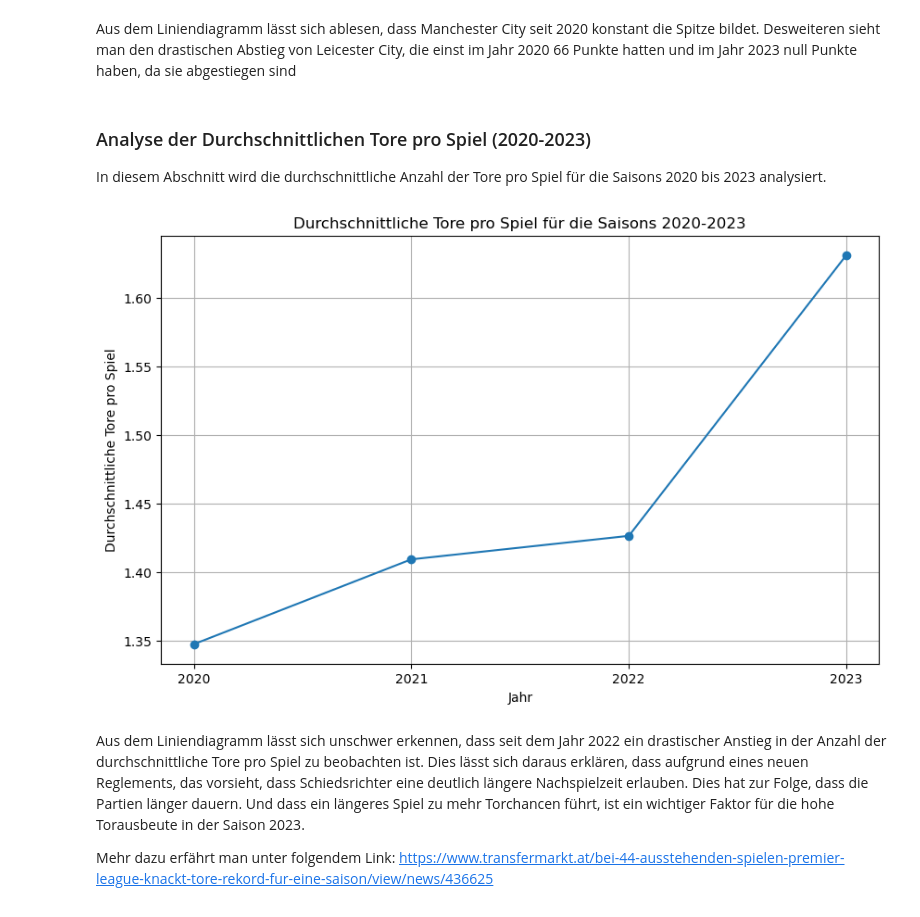
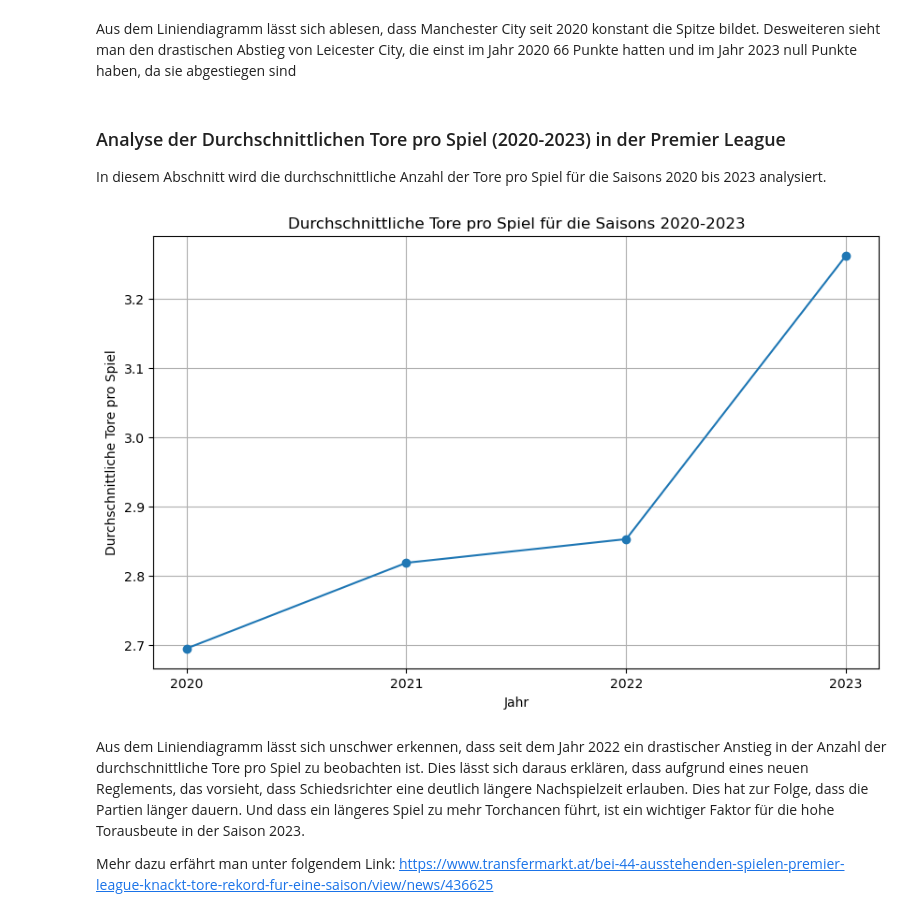
Before and after one commit to Primestyler/BDINF_Semester_Project, a Jupyter notebook: final_project.ipynb, the cells around one changed output. Drawn from its saved outputs; the diff is of its cells as text; code cells hidden in the pictures.

Commit message:
add diagrams for leagues

```diff
--- a/final_project.ipynb
+++ b/final_project.ipynb
@@ -331,9 +356,6 @@ Die Metadaten umfassen Informationen wie die Start- und Enddaten der Saison, die
 In diesem Abschnitt wird die Entwicklung der Top 5 Teams der Premier League von 2020 bis 2023 analysiert. Die Daten stammen aus einer MongoDB-Datenbank, die Informationen zu den Tabellenständen der Premier League für verschiedene Spielzeiten enthält.
 # %%
 
-# Verbindung zur MongoDB herstellen
-client = pymongo.MongoClient(host='20.82.185.108', port=27017, serverSelectionTimeoutMS=30000, username="group3", password="football")
-db = client['football_data']
 
 # Daten für die Jahre 2020 bis 2023 abrufen
 top_teams_2020 = db['pl_standings_2020'].find_one()['standings'][0]['table'][:5]
@@ -374,42 +398,43 @@ plt.show()
 # %% [markdown]
 Aus dem Liniendiagramm lässt sich ablesen, dass Manchester City seit 2020 konstant die Spitze bildet. Desweiteren sieht man den drastischen Abstieg von Leicester City, die einst im Jahr 2020 66 Punkte hatten und im Jahr 2023 null Punkte haben, da sie abgestiegen sind
 # %% [markdown]
-### Analyse der Durchschnittlichen Tore pro Spiel (2020-2023)
+### Analyse der Durchschnittlichen Tore pro Spiel (2020-2023) in der Premier League
 
 In diesem Abschnitt wird die durchschnittliche Anzahl der Tore pro Spiel für die Saisons 2020 bis 2023 analysiert.
 # %%
-
 # Funktion zum Abrufen der Daten aus der MongoDB für bestimmte Jahre
 def get_average_goals_per_game_for_years(collection_names):
     average_goals_per_game = []
     for collection_name in collection_names:
         document = db[collection_name].find_one({})
         year = int(document['season']['startDate'][:4])
-        total_goals = sum([team['goalsFor'] for team in document['standings'][0]['table']])
+        total_goals_for = sum([team['goalsFor'] for team in document['standings'][0]['table']])
+        total_goals_against = sum([team['goalsAgainst'] for team in document['standings'][0]['table']])
+        total_goals = total_goals_for + total_goals_against  # Berücksichtige sowohl erzielte als auch kassierte Tore
         total_games = sum([team['playedGames'] for team in document['standings'][0]['table']])
         average_goals = total_goals / total_games
         average_goals_per_game.append({"year": year, "average_goals": average_goals})
     return average_goals_per_game
 
 # Daten für die durchschnittliche Anzahl der Tore pro Spiel aus der MongoDB abrufen
-collection_names = [pl_2020_collection_name, pl_2021_collection_name, pl_2022_collection_name, pl_2023_collection_name]
+collection_names = ['pl_standings_2020', 'pl_standings_2021', 'pl_standings_2022', 'pl_standings_2023']
 average_goals_data = get_average_goals_per_game_for_years(collection_names)
 
 # Jahre und durchschnittliche Tore extrahieren
 years = [data["year"] for data in average_goals_data]
 average_goals = [data["average_goals"] for data in average_goals_data]
 
 # Diagramm erstellen
 plt.figure(figsize=(10, 6))
 plt.plot(years, average_goals, marker='o')
 plt.xlabel('Jahr')
 plt.ylabel('Durchschnittliche Tore pro Spiel')
 plt.title('Durchschnittliche Tore pro Spiel für die Saisons 2020-2023')
 plt.xticks(years)
 plt.grid(True)
 plt.show()
 # %% [output]
-[figure, old version]
+[figure, new version]
 # %% [markdown]
 Aus dem Liniendiagramm lässt sich unschwer erkennen, dass seit dem Jahr 2022 ein drastischer Anstieg in der Anzahl der durchschnittliche Tore pro Spiel zu beobachten ist. Dies lässt sich daraus erklären, dass aufgrund eines neuen Reglements, das vorsieht, dass Schiedsrichter eine deutlich längere Nachspielzeit erlauben. Dies hat zur Folge, dass die Partien länger dauern. Und dass ein längeres Spiel zu mehr Torchancen führt, ist ein wichtiger Faktor für die hohe Torausbeute in der Saison 2023.
 
```
Also changed, not shown: parts of 26 cells of this notebook.
